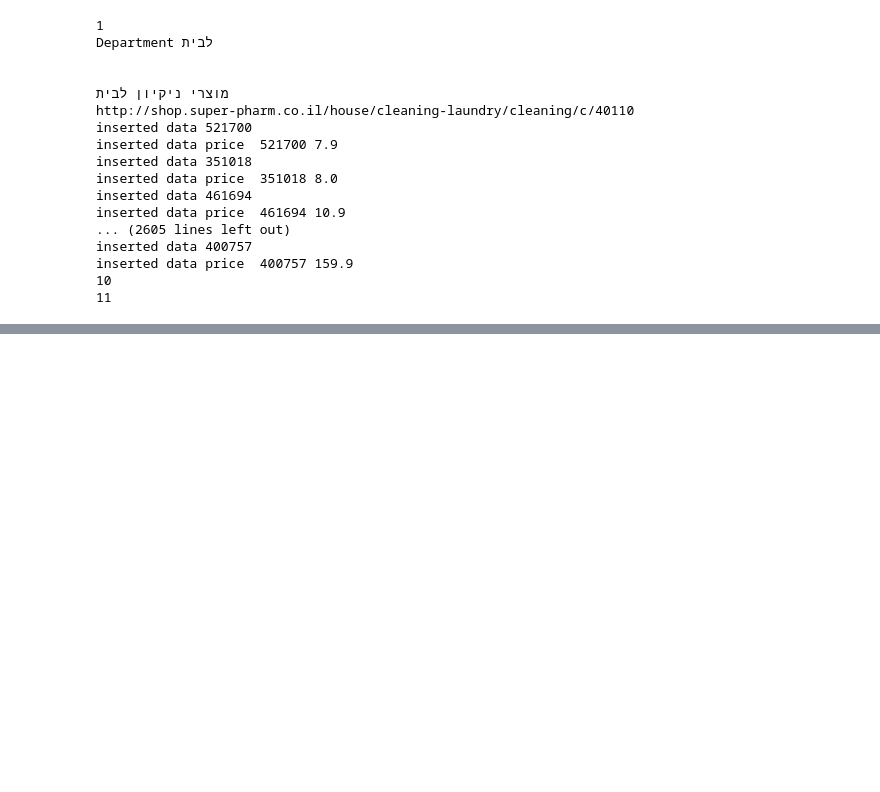
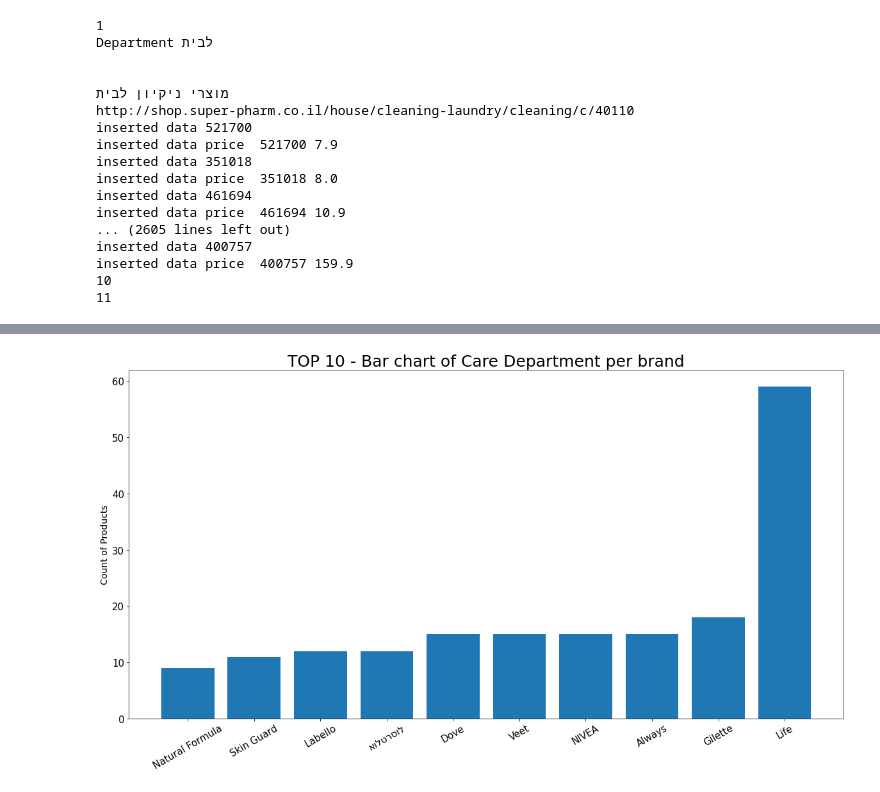
Before and after one commit to Delphinep26/WebScrapingPharmSite, a Jupyter notebook: superpharm_webscraping.ipynb, the cells around one changed output, grey strips where cells are left out. Drawn from its saved outputs; the diff is of its cells as text; code cells hidden in the pictures; blank space fills up the shorter version.

```diff
--- a/superpharm_webscraping.ipynb
+++ b/superpharm_webscraping.ipynb
@@ -274,0 +314,22 @@ An exception flew by!
+# %%
+care_df = df[df.department == "טיפוח"]
+result = care_df.groupby(['brand']).count()
+result = result.sort_values(by='name').tail(10)
+result = result.reset_index()
+result = result.replace({'brand': brandname_dict})
+result = result.set_index("brand")
+
+fig = plt.figure(figsize=(20,10))
+ax = fig.gca()
+ax.bar(x=range(len(result.index)), \
+       width=0.8,\
+       height=list(result.name),\
+       align='center',\
+       tick_label=list(result.index))
+ax.set_title('TOP 10 - Bar chart of Care Department per brand',fontsize=25)
+plt.xticks(fontsize=15, rotation=30)
+plt.yticks(fontsize=15)
+ax.set_ylabel('Count of Products')
+plt.show()
+# %% [output]
+[figure, added]
```
Also changed, not shown: parts of 14 cells of this notebook.
